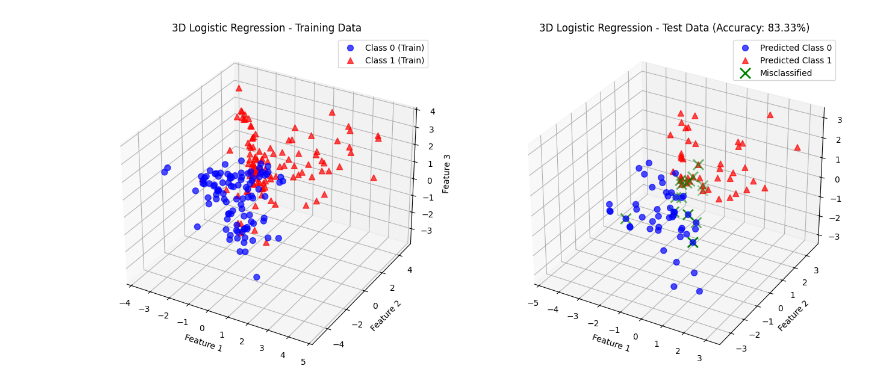
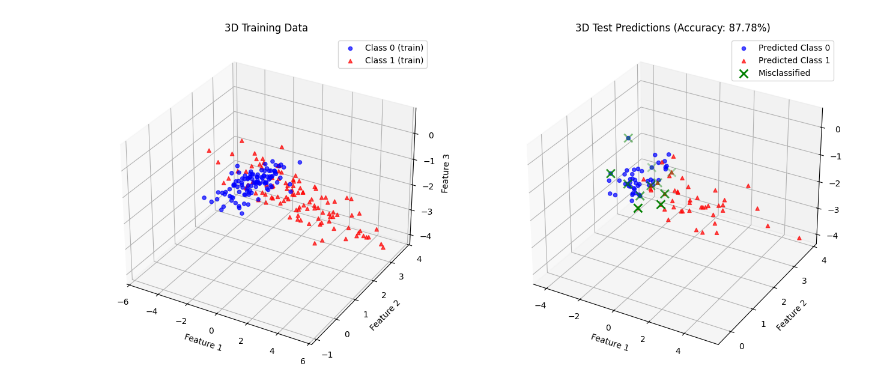
Before and after one commit to ShindeAkshay26/DS, a Jupyter notebook: src/logistic regression.ipynb, the cells around one changed output. Saved outputs shown, nothing was run; the diff lists cells and outputs as text; code cells hidden in the pictures.

Commit message:
logistic regression

```diff
--- a/src/logistic regression.ipynb
+++ b/src/logistic regression.ipynb
@@ -7,68 +7,92 @@ import matplotlib.pyplot as plt
 from mpl_toolkits.mplot3d import Axes3D
 import numpy as np
 
-# Generate sample data with more features for better 3D visualization
-X, y = make_classification(n_samples=300, n_features=3, n_informative=3,
-                           n_redundant=0, n_clusters_per_class=2,
-                           random_state=42, n_classes=2)
+# Generate synthetic data for binary classification.
+# We use 3 features so the result can be visualized in 3D.
+X, y = make_classification(
+    n_samples=300,
+    n_features=3,
+    n_informative=3,
+    n_redundant=0,
+    n_clusters_per_class=1,
+    random_state=42,
+    class_sep=1.5,
+    n_classes=2
+)
 
-# Split data into training and testing sets
-X_train, X_test, y_train, y_test = train_test_split(X, y, test_size=0.3, random_state=42)
+# Split the dataset into training and testing sets.
+# Use stratify=y to preserve class proportions in both sets.
+X_train, X_test, y_train, y_test = train_test_split(
+    X, y, test_size=0.3, random_state=42, stratify=y
+)
 
-# Create and train logistic regression model
+# Create and train the Logistic Regression model.
 model = LogisticRegression(random_state=42, max_iter=1000)
 model.fit(X_train, y_train)
 
-# Make predictions
+# Predict the test set labels and probabilities.
 y_pred = model.predict(X_test)
 y_pred_proba = model.predict_proba(X_test)
 
-# Model evaluation
+# Evaluate the model.
 accuracy = accuracy_score(y_test, y_pred)
-print(f"Accuracy: {accuracy:.4f}")
+print(f"Test Accuracy: {accuracy:.4f}")
 print("\nClassification Report:")
 print(classification_report(y_test, y_pred))
 print("\nConfusion Matrix:")
 print(confusion_matrix(y_test, y_pred))
-print(f"\nModel Coefficients: {model.coef_[0]}")
-print(f"Model Intercept: {model.intercept_[0]}")
 
-# 3D Visualization
+# Print model coefficients for debugging and interpretation.
+print("\nModel coefficients:", model.coef_[0])
+print("Model intercept:", model.intercept_[0])
+
+# Visualize training data and test predictions in 3D.
 fig = plt.figure(figsize=(14, 6))
 
-# Plot 1: 3D Scatter plot of training data
 ax1 = fig.add_subplot(121, projection='3d')
-scatter1 = ax1.scatter(X_train[y_train==0, 0], X_train[y_train==0, 1], X_train[y_train==0, 2],
-                       c='blue', marker='o', s=50, label='Class 0 (Train)', alpha=0.7)
-scatter2 = ax1.scatter(X_train[y_train==1, 0], X_train[y_train==1, 1], X_train[y_train==1, 2],
-                       c='red', marker='^', s=50, label='Class 1 (Train)', alpha=0.7)
+ax1.scatter(
+    X_train[y_train == 0, 0], X_train[y_train == 0, 1], X_train[y_train == 0, 2],
+    c='blue', marker='o', label='Class 0 (train)', alpha=0.7
+)
+ax1.scatter(
+    X_train[y_train == 1, 0], X_train[y_train == 1, 1], X_train[y_train == 1, 2],
+    c='red', marker='^', label='Class 1 (train)', alpha=0.7
+)
+ax1.set_title('3D Training Data')
 ax1.set_xlabel('Feature 1')
 ax1.set_ylabel('Feature 2')
 ax1.set_zlabel('Feature 3')
-ax1.set_title('3D Logistic Regression - Training Data')
 ax1.legend()
 
-# Plot 2: 3D Scatter plot of test data with predictions
 ax2 = fig.add_subplot(122, projection='3d')
-scatter3 = ax2.scatter(X_test[y_pred==0, 0], X_test[y_pred==0, 1], X_test[y_pred==0, 2],
-                       c='blue', marker='o', s=50, label='Predicted Class 0', alpha=0.7)
-scatter4 = ax2.scatter(X_test[y_pred==1, 0], X_test[y_pred==1, 1], X_test[y_pred==1, 2],
-                       c='red', marker='^', s=50, label='Predicted Class 1', alpha=0.7)
-# Highlight misclassified points
+ax2.scatter(
+    X_test[y_pred == 0, 0], X_test[y_pred == 0, 1], X_test[y_pred == 0, 2],
+    c='blue', marker='o', label='Predicted Class 0', alpha=0.7
+)
+ax2.scatter(
+    X_test[y_pred == 1, 0], X_test[y_pred == 1, 1], X_test[y_pred == 1, 2],
+    c='red', marker='^', label='Predicted Class 1', alpha=0.7
+)
 misclassified = y_test != y_pred
-ax2.scatter(X_test[misclassified, 0], X_test[misclassified, 1], X_test[misclassified, 2],
-           c='green', marker='x', s=150, linewidths=2, label='Misclassified')
+if np.any(misclassified):
+    ax2.scatter(
+        X_test[misclassified, 0], X_test[misclassified, 1], X_test[misclassified, 2],
+        c='green', marker='x', s=100, label='Misclassified', linewidths=2
+    )
+ax2.set_title(f'3D Test Predictions (Accuracy: {accuracy:.2%})')
 ax2.set_xlabel('Feature 1')
 ax2.set_ylabel('Feature 2')
 ax2.set_zlabel('Feature 3')
-ax2.set_title(f'3D Logistic Regression - Test Data (Accuracy: {accuracy:.2%})')
 ax2.legend()
 
 plt.tight_layout()
 plt.show()
 
-# Display sample predictions with probabilities
-print("\nSample Predictions (First 10):")
+# Show sample predictions with confidence scores.
+print("\nSample predictions with confidence scores:")
 for i in range(min(10, len(X_test))):
-    print(f"Sample {i+1}: Predicted Class = {y_pred[i]}, Probability = {y_pred_proba[i]}")
+    print(
+        f"Sample {i+1}: true={y_test[i]}, pred={y_pred[i]}, "
+        f"prob0={y_pred_proba[i, 0]:.3f}, prob1={y_pred_proba[i, 1]:.3f}"
+    )
 # %% [output]
@@ -94 +118 @@ Model Intercept: 0.1783050320435804
-[figure, old version]
+[figure, new version]
```
Also changed, not shown: parts of 1 cell of this notebook.
